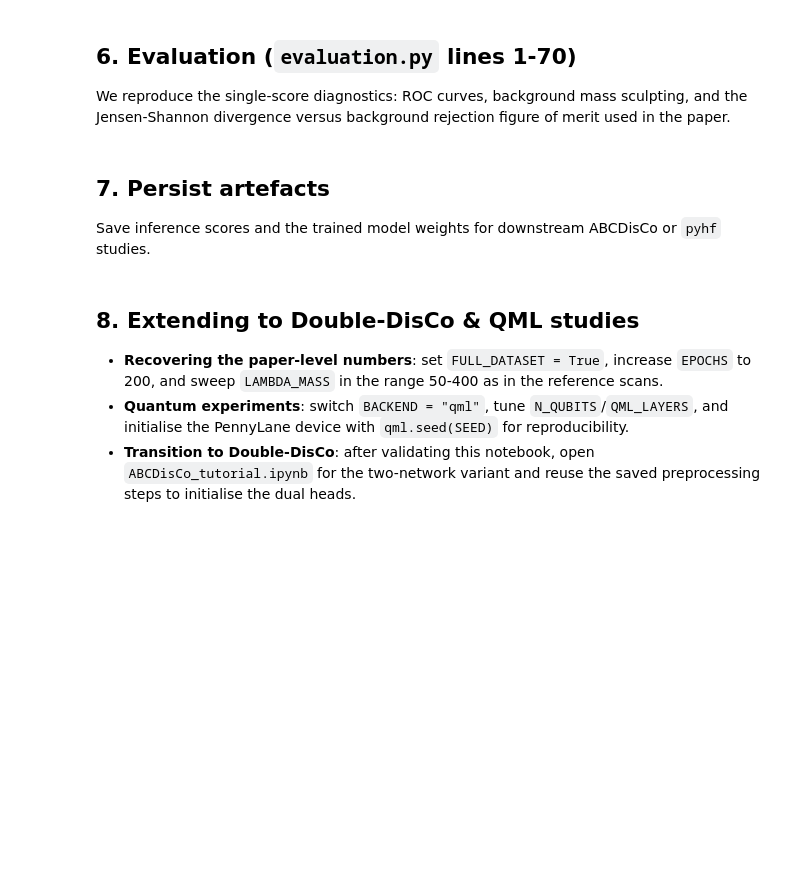
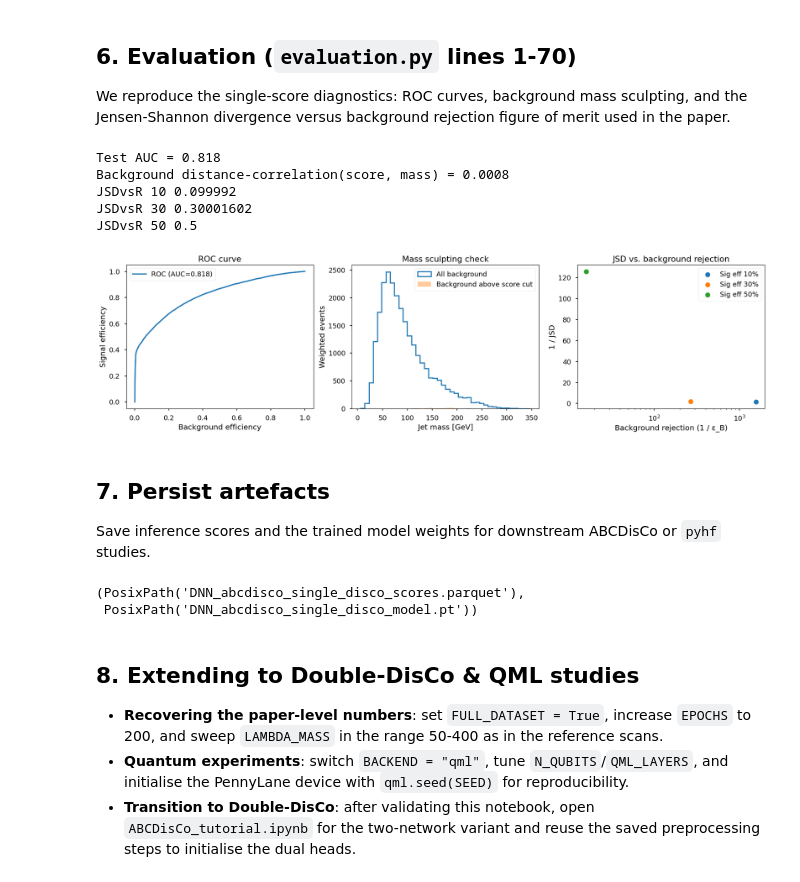
Before and after one commit to swkim95/ABCDisCo, a Jupyter notebook: notebook/ABCDisCo_single_disco_tutorial.ipynb, the cells around one changed output. Drawn from its saved outputs; the diff is of its cells as text; code cells hidden in the pictures; blank space fills up the shorter version.

```diff
--- a/notebook/ABCDisCo_single_disco_tutorial.ipynb
+++ b/notebook/ABCDisCo_single_disco_tutorial.ipynb
@@ -55,6 +55,10 @@ from torch.utils.data import DataLoader, Dataset
 from tqdm.auto import tqdm
 
 # Repository-local modules (mirror original scripts)
+import sys
+project_root = str(Path.cwd().resolve().parent)
+if project_root not in sys.path:
+    sys.path.insert(0, project_root)
 from disco import distance_corr_unbiased
 from networks import DNNclassifier
 
@@ -70,7 +74,8 @@ SEED = 1337
 rng = np.random.default_rng(SEED)
 torch.manual_seed(SEED)
 
-DATA_ROOT = Path(".")
+# Use project root (one level up from this notebook) for data files
+DATA_ROOT = Path.cwd().resolve().parent
 RAW_FILES = {
     "train": DATA_ROOT / "topsample_train_tau.dat.gz",
     "val": DATA_ROOT / "topsample_val_tau.dat.gz",
@@ -80,13 +85,13 @@ RAW_FILES = {
 # Toggle to match the full training statistics used in the paper.
 FULL_DATASET = False
 EVENT_LIMITS = {
-    "train": 50000 if not FULL_DATASET else None,
+    "train": 100000 if not FULL_DATASET else None,
     "val": 50000 if not FULL_DATASET else None,
     "test": 50000 if not FULL_DATASET else None,
 }
 
 BATCH_SIZE = 2048
-EPOCHS = 25 if not FULL_DATASET else 200
+EPOCHS = 50 if not FULL_DATASET else 200
 LEARNING_RATE = 1e-3
 
 # DisCo regularisation weight (cf. model.py lines 24-86)
@@ -424,7 +471,9 @@ plt.show()
 
 We reproduce the single-score diagnostics: ROC curves, background mass sculpting, and the Jensen-Shannon divergence versus background rejection figure of merit used in the paper.
 # %%
-
+from importlib import reload
+import evaluation
+reload(evaluation)
 from evaluation import JSDvsR
 
 s_test, y_test, w_test, m_test, test_metrics = evaluate(model, test_loader)
@@ -469,33 +518,40 @@ axes[1].hist(
 axes[1].set_xlabel("Jet mass [GeV]")
 axes[1].set_ylabel("Weighted events")
 axes[1].set_title("Mass sculpting check")
 axes[1].legend()
 
 points = []
 for sigeff in (10, 30, 50):
     rej, inv_jsd = JSDvsR(
         sigscore=s_test[y_test > 0.5],
         bgscore=s_test[background],
         bgmass=m_test[background],
         sigweights=w_test[y_test > 0.5],
         bgweights=w_test[background],
         sigeff=sigeff,
         nbins=nbins,
         minmass=mass_range[0],
         maxmass=mass_range[1],
     )
     points.append((rej, inv_jsd, sigeff))
 
 for rej, inv_jsd, eff in points:
     axes[2].scatter(rej, inv_jsd, label=f"Sig eff {eff}%")
 axes[2].set_xlabel("Background rejection (1 / ε_B)")
 axes[2].set_ylabel("1 / JSD")
 axes[2].set_title("JSD vs. background rejection")
 axes[2].legend()
 axes[2].set_xscale("log")
 
 plt.tight_layout()
 plt.show()
+# %% [output]
+Test AUC = 0.818
+Background distance-correlation(score, mass) = 0.0008
+JSDvsR 10 0.099992
+JSDvsR 30 0.30001602
+JSDvsR 50 0.5
+[figure, added]
 # %% [markdown]
 
 ## 7. Persist artefacts
@@ -510,13 +566,16 @@ results_df = pd.DataFrame({
     "mass": m_test,
 })
 
-results_path = Path("abcdisco_single_disco_scores.parquet")
-weights_path = Path("abcdisco_single_disco_model.pt")
+results_path = Path("DNN_abcdisco_single_disco_scores.parquet")
+weights_path = Path("DNN_abcdisco_single_disco_model.pt")
 
 results_df.to_parquet(results_path, index=False)
 torch.save(model.state_dict(), weights_path)
 
 results_path, weights_path
+# %% [output]
+(PosixPath('DNN_abcdisco_single_disco_scores.parquet'),
+ PosixPath('DNN_abcdisco_single_disco_model.pt'))
 # %% [markdown]
 
 ## 8. Extending to Double-DisCo & QML studies
```
Also changed, not shown: parts of 6 cells of this notebook, 4 other files.
